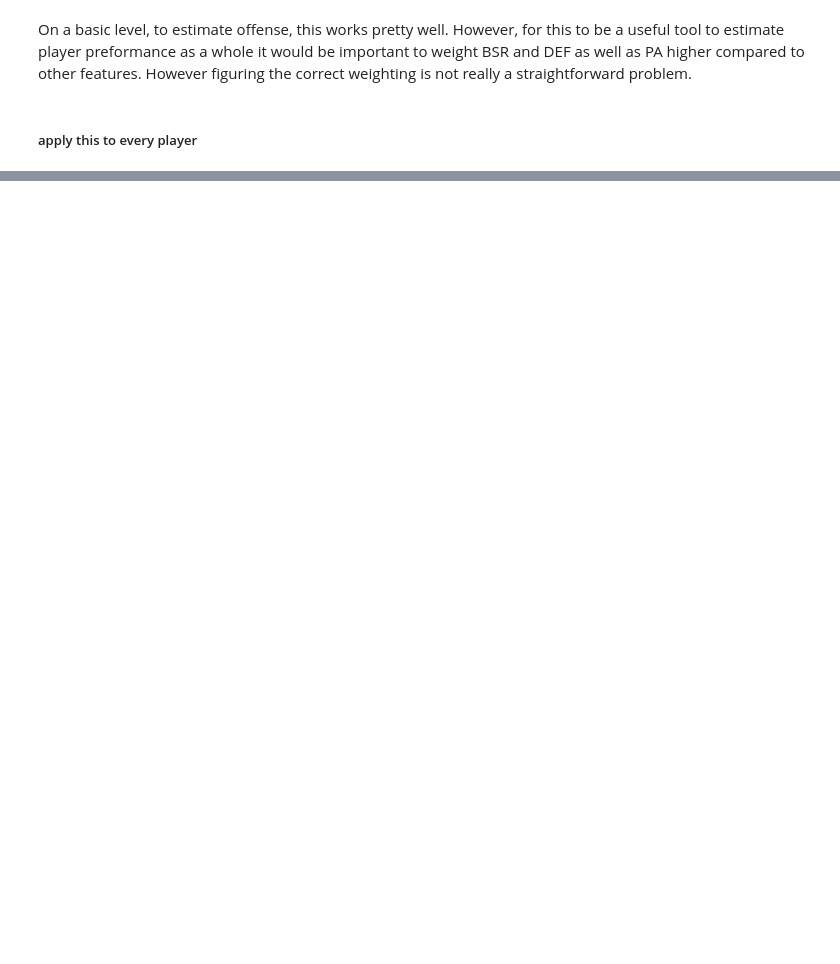
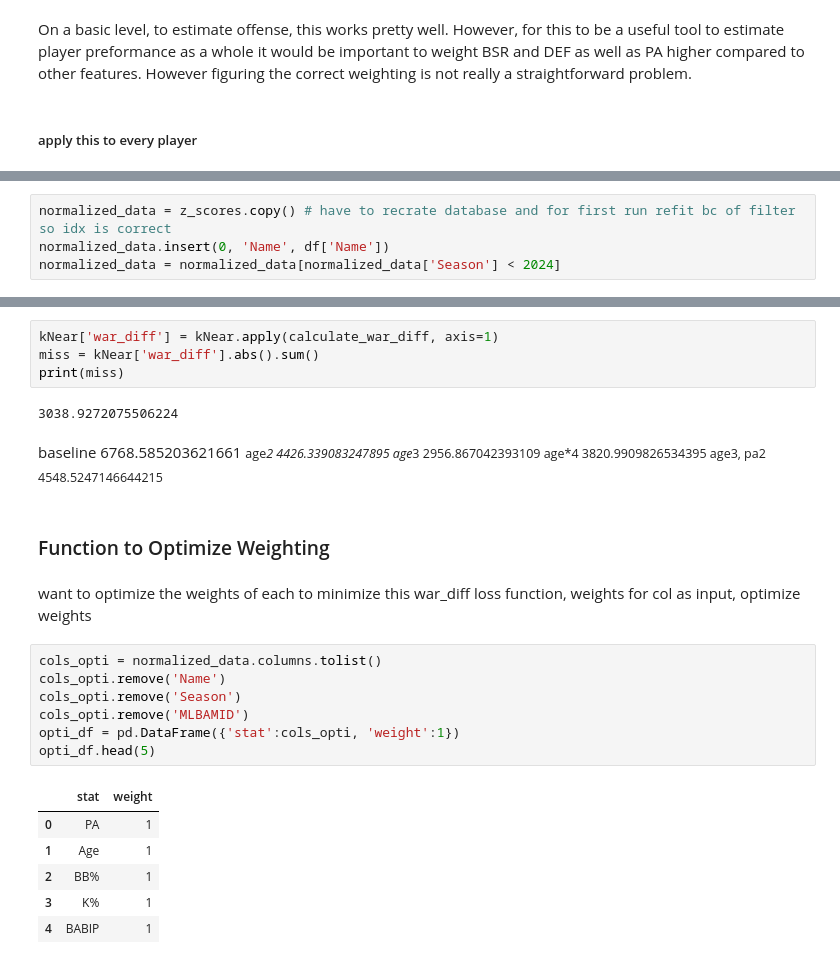
Before and after one commit to daltonlowery26/DIPS, a Jupyter notebook: exploration/nearest_neighbor.ipynb, the cells around one changed output, grey strips where cells are left out. Drawn from its saved outputs; the diff is of its cells as text; blank space fills up the shorter version.

```diff
--- a/exploration/nearest_neighbor.ipynb
+++ b/exploration/nearest_neighbor.ipynb
@@ -169,0 +195,4 @@ kNear = pd.DataFrame(columns=['n1', 'n2', 'n3', 'n4', 'n5', 'n6', 'n7', 'n8', 'n
+# %%
+normalized_data = z_scores.copy() # have to recrate database and for first run refit bc of filter so idx is correct
+normalized_data.insert(0, 'Name', df['Name'])
+normalized_data = normalized_data[normalized_data['Season'] < 2024]
@@ -204,0 +280,27 @@ kNear.head(10)
+# %%
+kNear['war_diff'] = kNear.apply(calculate_war_diff, axis=1)
+miss = kNear['war_diff'].abs().sum()
+print(miss)
+# %% [output]
+3038.9272075506224
+# %% [markdown]
+baseline 6768.585203621661
+<small>age*2 4426.339083247895 age*3 2956.867042393109 age*4 3820.9909826534395 age3, pa2 4548.5247146644215 </small>
+# %% [markdown]
+### Function to Optimize Weighting
+# %% [markdown]
+want to optimize the weights of each to minimize this war_diff loss function, weights for col as input, optimize weights
+# %%
+cols_opti = normalized_data.columns.tolist()
+cols_opti.remove('Name')
+cols_opti.remove('Season')
+cols_opti.remove('MLBAMID')
+opti_df = pd.DataFrame({'stat':cols_opti, 'weight':1})
+opti_df.head(5)
+# %% [output]
+|  | stat | weight |
+| 0 | PA | 1 |
+| 1 | Age | 1 |
+| 2 | BB% | 1 |
+| 3 | K% | 1 |
+| 4 | BABIP | 1 |
```
Also changed, not shown: parts of 21 cells of this notebook, 2 other files.
